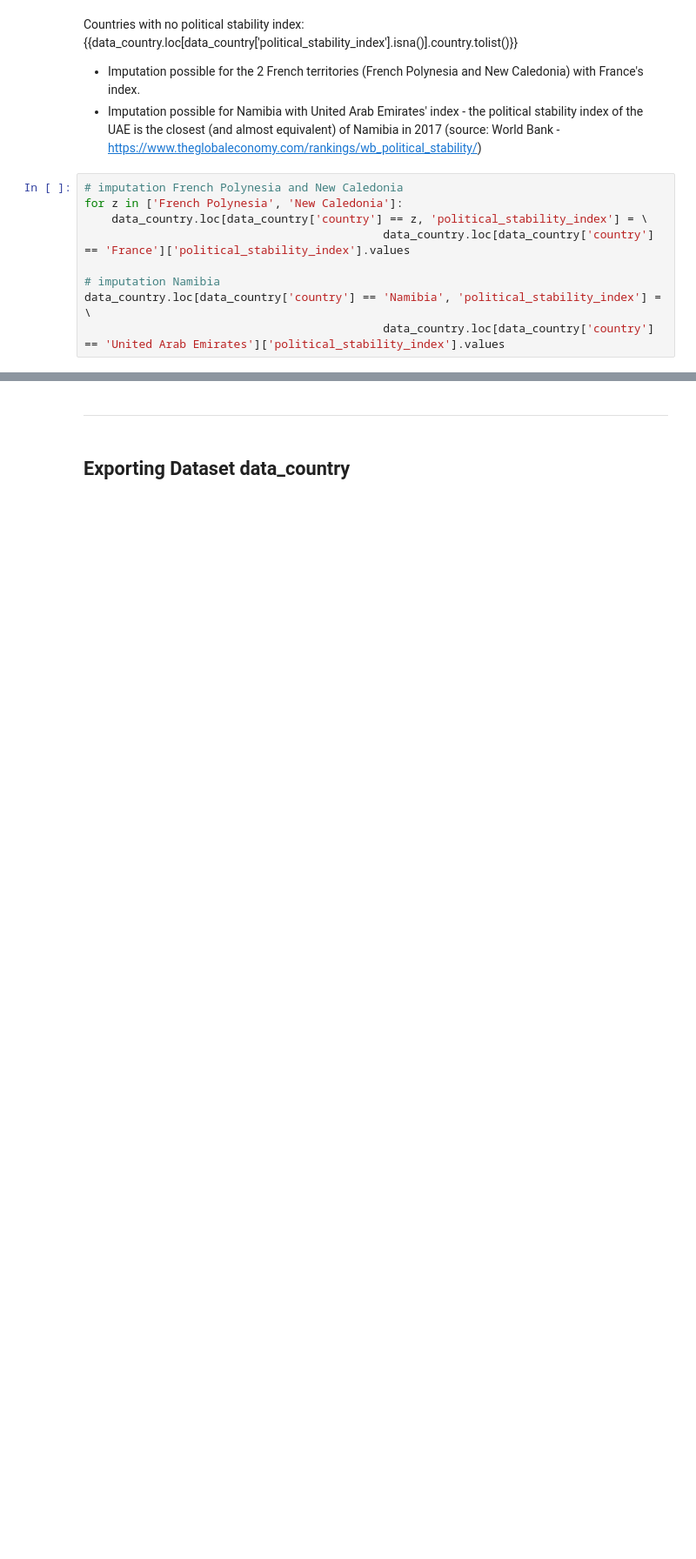
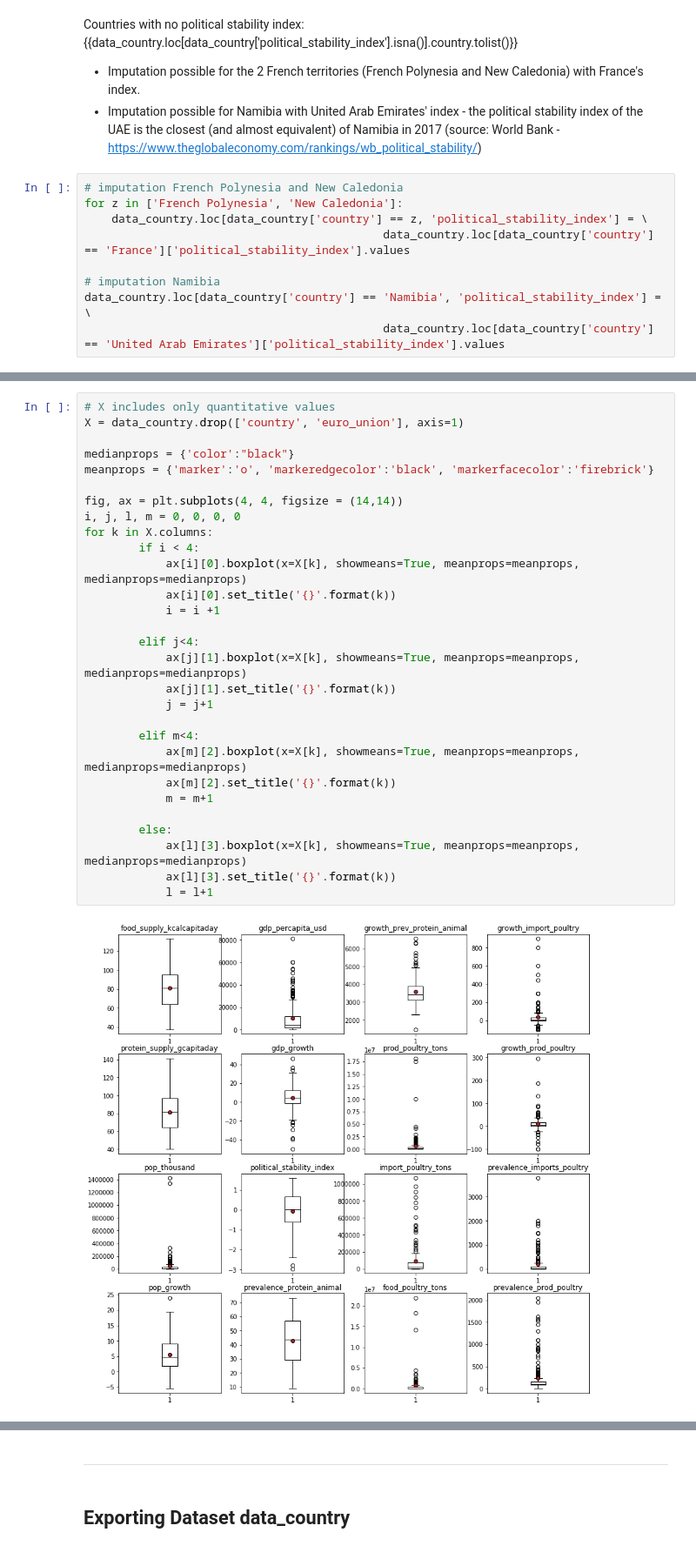
Before and after one commit to Michael-Orange/MarketStudy_ChickenExports_OC, a Jupyter notebook: P5_preparation.ipynb, the cells around one changed output, grey strips where cells are left out. Shown at 87% size. Cells and saved outputs as stored; diff of their text form; blank space fills up the shorter version.

```diff
--- a/P5_preparation.ipynb
+++ b/P5_preparation.ipynb
@@ -372,0 +476,31 @@ data_country.loc[data_country['country'] == 'Namibia', 'political_stability_inde
+# %%
+# X includes only quantitative values
+X = data_country.drop(['country', 'euro_union'], axis=1)
+
+medianprops = {'color':"black"}
+meanprops = {'marker':'o', 'markeredgecolor':'black', 'markerfacecolor':'firebrick'}
+
+fig, ax = plt.subplots(4, 4, figsize = (14,14))
+i, j, l, m = 0, 0, 0, 0
+for k in X.columns:
+        if i < 4:
+            ax[i][0].boxplot(x=X[k], showmeans=True, meanprops=meanprops, medianprops=medianprops)
+            ax[i][0].set_title('{}'.format(k))
+            i = i +1
+
+        elif j<4:
+            ax[j][1].boxplot(x=X[k], showmeans=True, meanprops=meanprops, medianprops=medianprops)
+            ax[j][1].set_title('{}'.format(k))
+            j = j+1
+
+        elif m<4:
+            ax[m][2].boxplot(x=X[k], showmeans=True, meanprops=meanprops, medianprops=medianprops)
+            ax[m][2].set_title('{}'.format(k))
+            m = m+1
+
+        else:
+            ax[l][3].boxplot(x=X[k], showmeans=True, meanprops=meanprops, medianprops=medianprops)
+            ax[l][3].set_title('{}'.format(k))
+            l = l+1
+# %% [output]
+[figure, added]
```
Also changed, not shown: parts of 39 cells of this notebook, 4 other files.
